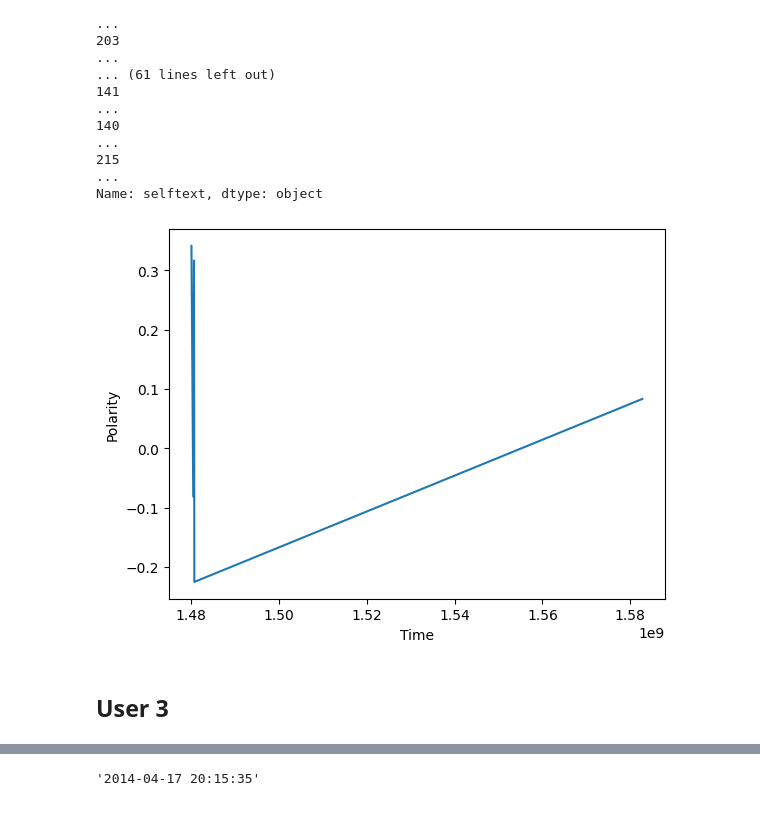
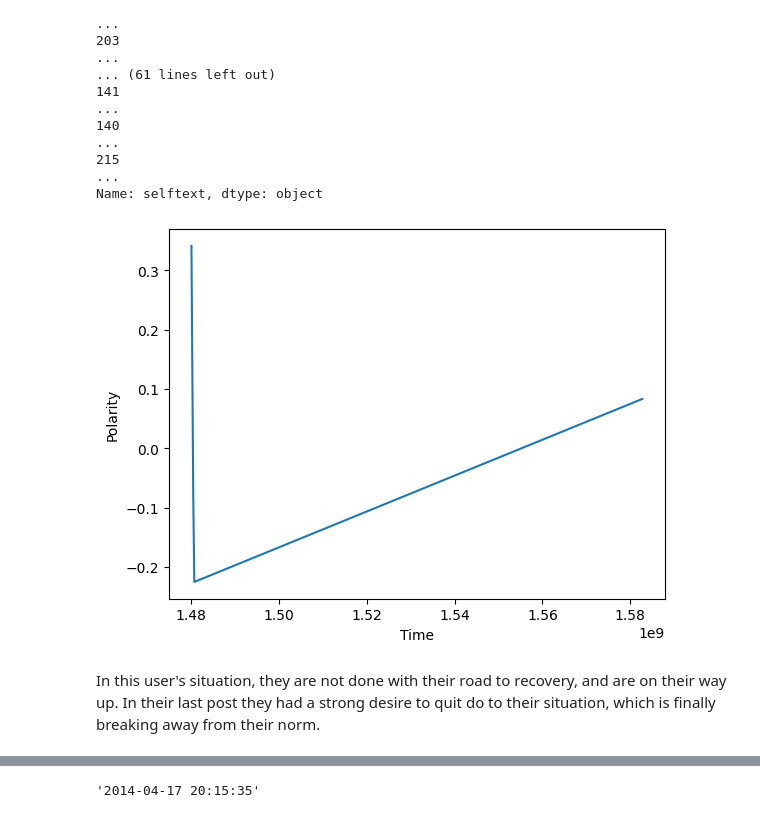
Before and after one commit to RussellABH/OPTUS-AI, a Jupyter notebook: analysis/yashas/final_analysis.ipynb, the cells around one changed output, grey strips where cells are left out. Cells and saved outputs as stored; diff of their text form; code cells hidden in the pictures.

```diff
--- a/analysis/yashas/final_analysis.ipynb
+++ b/analysis/yashas/final_analysis.ipynb
@@ -92,15 +92,15 @@ display(dataframe[dataframe['author'] == 'Jangles710']['selftext'])
 215                                                                                                                                                                                                      ...
 Name: selftext, dtype: object
 # %%
-time = [dataframe['created_utc'][181], dataframe['created_utc'][180], dataframe['created_utc'][179], dataframe['created_utc'][178], dataframe['created_utc'][215]]
-sentiment = [dataframe['polarity'][181], dataframe['polarity'][180], dataframe['polarity'][179], dataframe['polarity'][178], dataframe['polarity'][215]]
+time = [dataframe['created_utc'][181], dataframe['created_utc'][180], dataframe['created_utc'][178], dataframe['created_utc'][215]]
+sentiment = [dataframe['polarity'][181], dataframe['polarity'][180], dataframe['polarity'][178], dataframe['polarity'][215]]
 
 
 plt.plot(time, sentiment)
 plt.xlabel('Time')
 plt.ylabel('Polarity')
 plt.show()
 # %% [output]
-[figure, old version]
+[figure, new version]
-# %% [markdown]
-## User 3
+# %% [markdown]
+In this user's situation, they are not done with their road to recovery, and are on their way up. In their last post they had a strong desire to quit do to their situation, which is finally breaking away from their norm.
```
Also changed, not shown: parts of 7 cells of this notebook, 4 other files.
